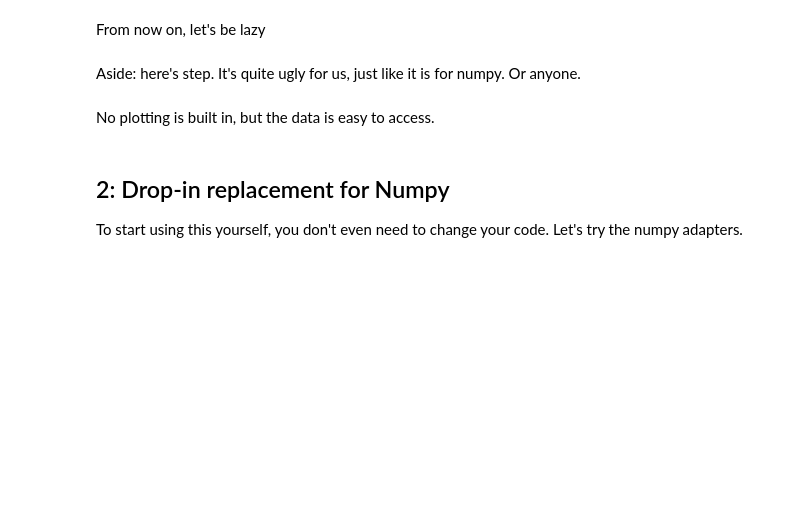
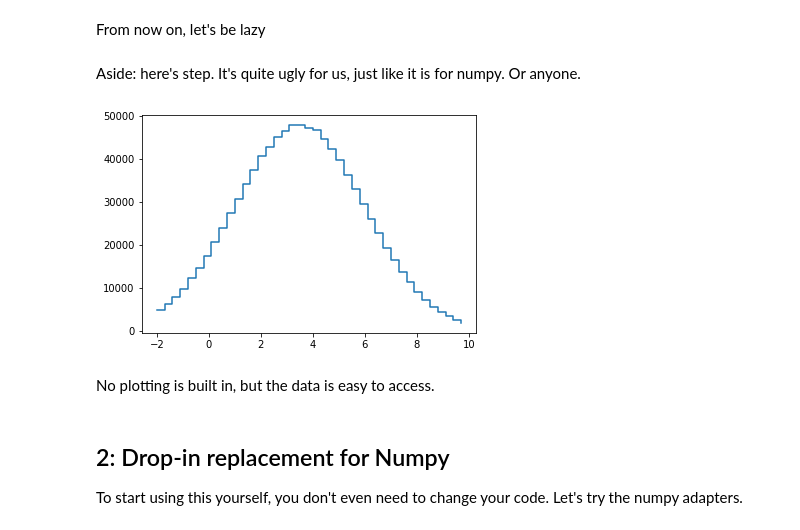
Before and after one commit to henryiii/pres-bhandhist, a Jupyter notebook: BoostHistogramHandsOn.ipynb, the cells around one changed output. Drawn from its saved outputs; the diff is of its cells as text; code cells hidden in the pictures; blank space fills up the shorter version.

```diff
--- a/BoostHistogramHandsOn.ipynb
+++ b/BoostHistogramHandsOn.ipynb
@@ -47,7 +56,9 @@ plothist = lambda h: plt.bar(h.axis(0).centers, h.view(), width=h.axis(0).widths
 # %% [markdown]
 Aside: here's step. It's quite ugly for us, just like it is for numpy. Or anyone.
 # %%
-plt.step(hist1.axis(0).edges[:-1], hist1.view(), where='post');
+plt.step(hist1.axes[0].edges[:-1], hist1, where='post');
+# %% [output]
+[figure, added]
 # %% [markdown]
 No plotting is built in, but the data is easy to access.
 # %% [markdown]
```
Also changed, not shown: parts of 52 cells of this notebook, 2 other files.
